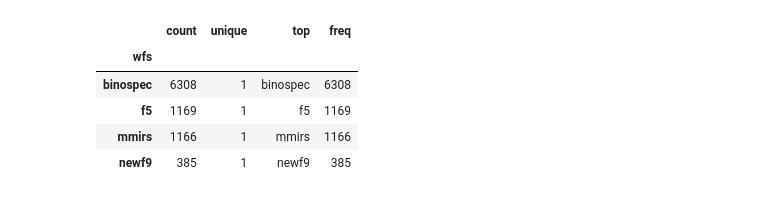
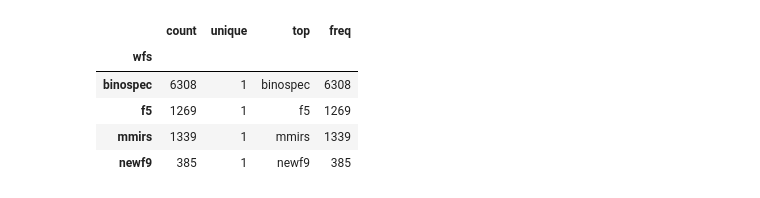
Before and after one commit to tepickering/HALcoll, a Jupyter notebook: notebooks/mine_wfs.ipynb, the cells around one changed output. Saved outputs shown, nothing was run; the diff lists cells and outputs as text; code cells hidden in the pictures.

```diff
--- a/notebooks/mine_wfs.ipynb
+++ b/notebooks/mine_wfs.ipynb
@@ -26,25 +26,25 @@ from mpl_toolkits.mplot3d import Axes3D
 # %%
 rootdir = Path("/Volumes/LaCie 8TB/wfsdat")
 # use find to make this csv list
-with open(rootdir / "reanalyze_csvs.txt") as f:
+with open(rootdir / "reanalyze_csvs_2019.txt") as f:
     csvs = f.readlines()
 
 # loop through the csv files and read them with pandas
 frames = []
 for csv in csvs:
     frames.append(pd.read_csv(rootdir / csv.rstrip()))
 
 # now concat each frame into one big frame containing all of the data
 data = pd.concat(frames, sort=True)
 
 g = data.groupby('wfs')
 g.wfs.describe()
 # %% [output]
 |  | count | unique | top | freq |
 | wfs |  |  |  |  |
 | binospec | 6308 | 1 | binospec | 6308 |
-| f5 | 1169 | 1 | f5 | 1169 |
-| mmirs | 1166 | 1 | mmirs | 1166 |
+| f5 | 1269 | 1 | f5 | 1269 |
+| mmirs | 1339 | 1 | mmirs | 1339 |
 | newf9 | 385 | 1 | newf9 | 385 |
 # %%
 data.tail()
```
Also changed, not shown: parts of 3 cells of this notebook, 1 other file.
